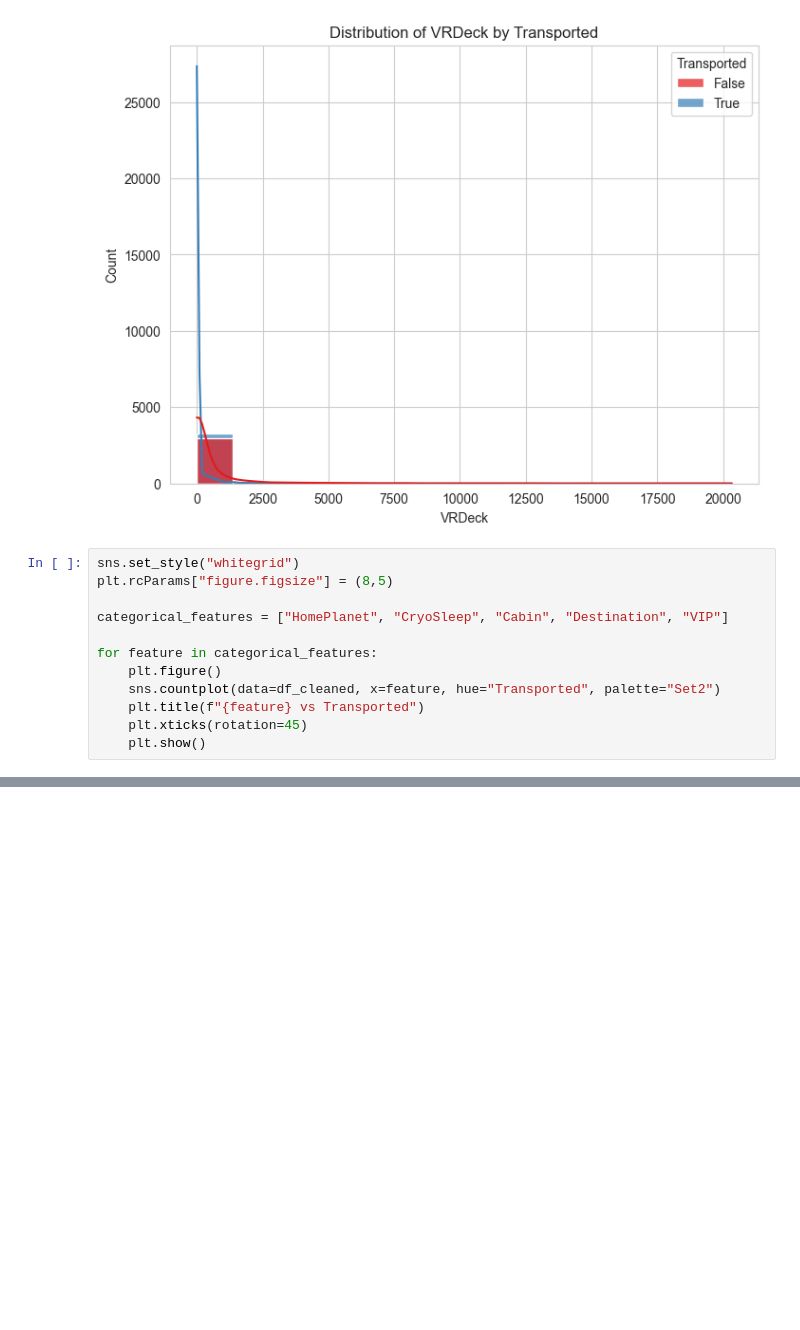
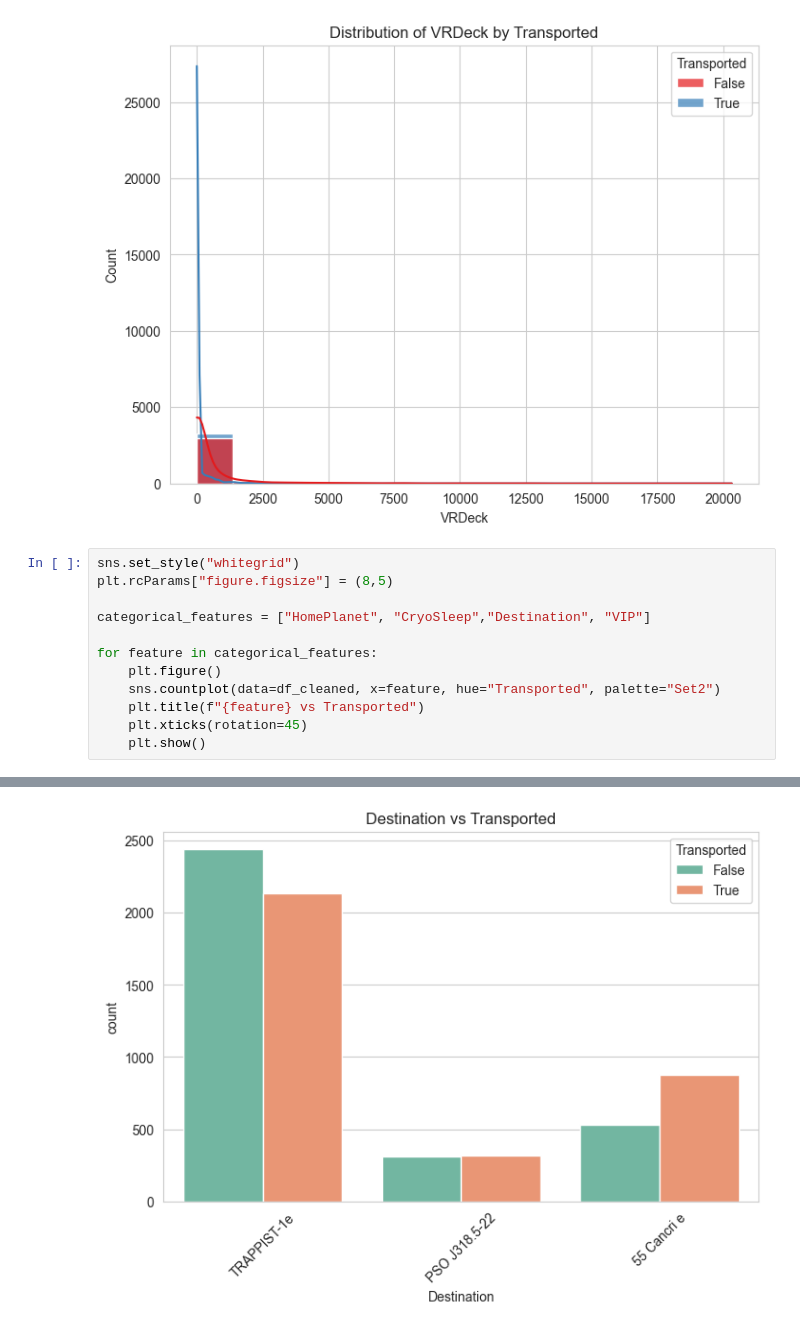
Before and after one commit to kirmanioussema12/Spaceship-Titanic, a Jupyter notebook: submission.ipynb, the cells around one changed output, grey strips where cells are left out. Drawn from its saved outputs; the diff is of its cells as text; blank space fills up the shorter version.

```diff
--- a/submission.ipynb
+++ b/submission.ipynb
@@ -138,15 +138,16 @@ for feature in numerical_features:
 # %%
 sns.set_style("whitegrid")
 plt.rcParams["figure.figsize"] = (8,5)
 
-categorical_features = ["HomePlanet", "CryoSleep", "Cabin", "Destination", "VIP"]
+categorical_features = ["HomePlanet", "CryoSleep","Destination", "VIP"]
 
 for feature in categorical_features:
     plt.figure()
     sns.countplot(data=df_cleaned, x=feature, hue="Transported", palette="Set2")
     plt.title(f"{feature} vs Transported")
     plt.xticks(rotation=45)
     plt.show()
 # %% [output]
 [figure]
 [figure]
+[figure, added]
```
Also changed, not shown: parts of 3 cells of this notebook, 1 other file.
